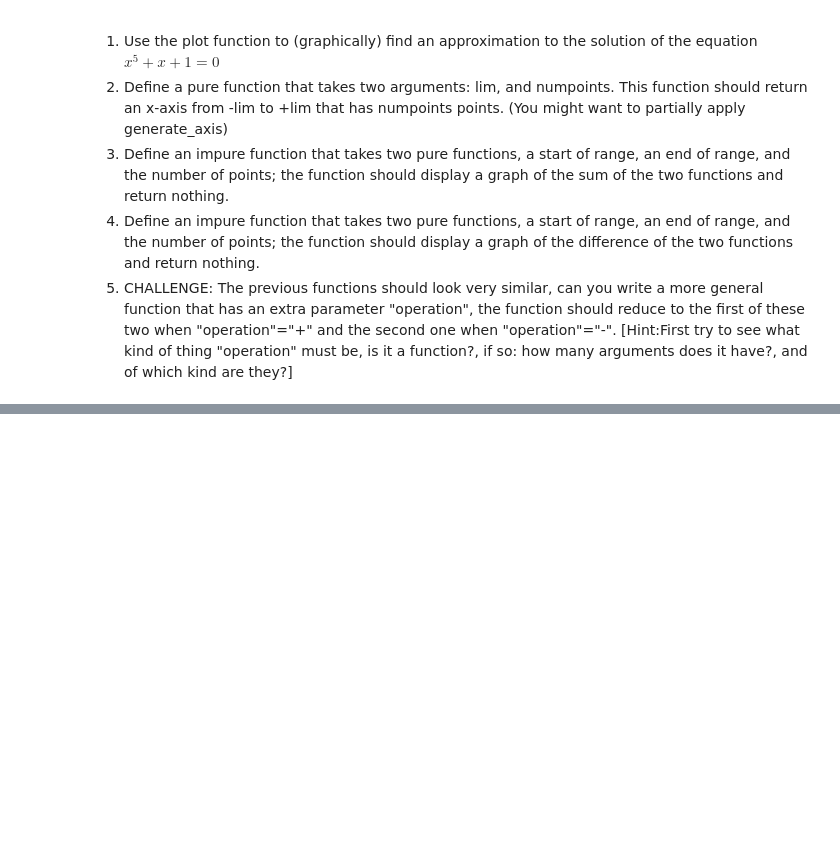
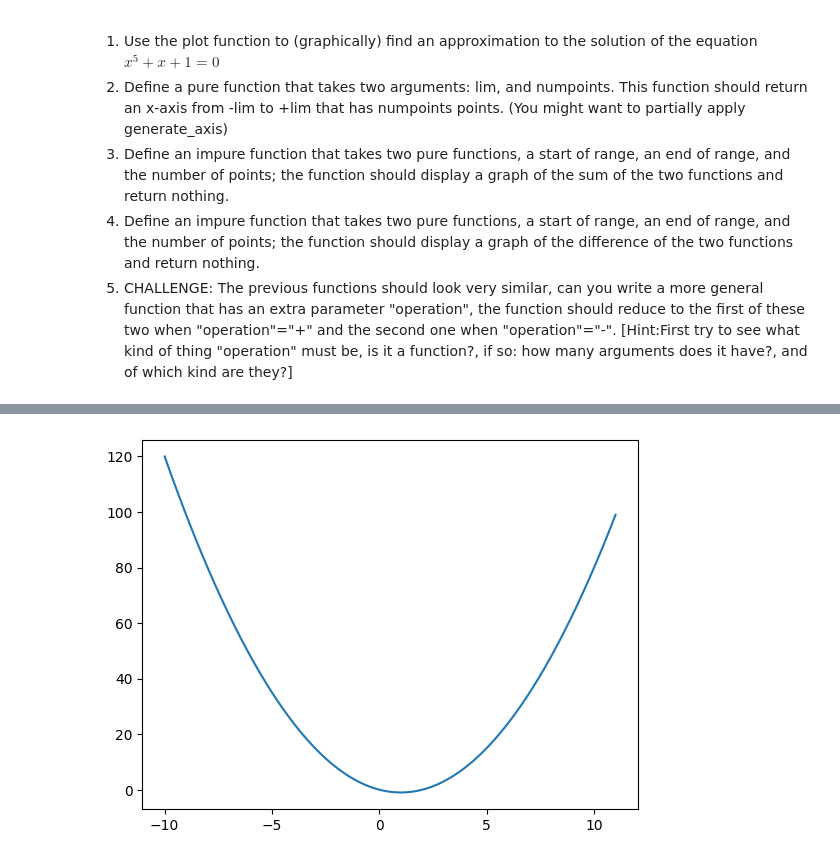
Before and after one commit to augustin101010/PythonClass, a Jupyter notebook: Spring_2024/Functions.ipynb, the cells around one changed output, grey strips where cells are left out. Saved outputs shown, nothing was run; the diff lists cells and outputs as text; code cells hidden in the pictures; blank space fills up the shorter version.

```diff
--- a/Spring_2024/Functions.ipynb
+++ b/Spring_2024/Functions.ipynb
@@ -104,0 +155,7 @@ plot(lambda x : -x-1, -0.75,-0.65)
+# %%
+def practice(function,function2,start,end,numpoints=1000):
+    toplot = lambda x : function(x)*function2(x)
+    plot(toplot, start, end, numpoints)
+practice(lambda x : x,lambda x : x-2, -10, 11)
+# %% [output]
+[figure, added]
```
Also changed, not shown: parts of 11 cells of this notebook, 1 other file.
